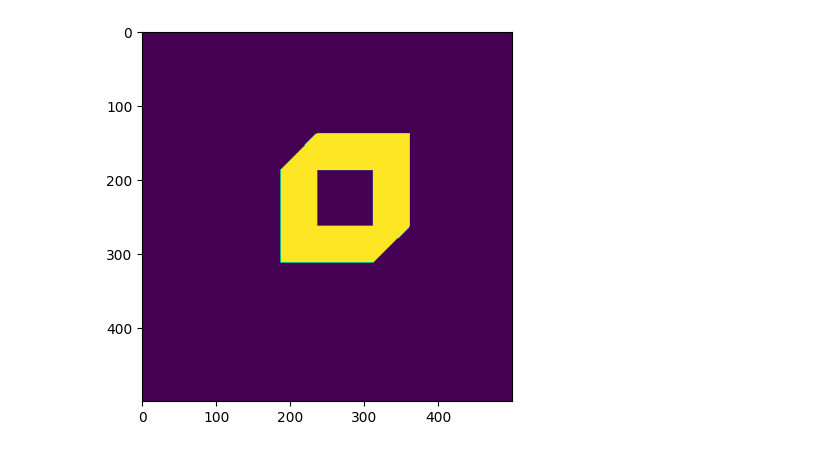
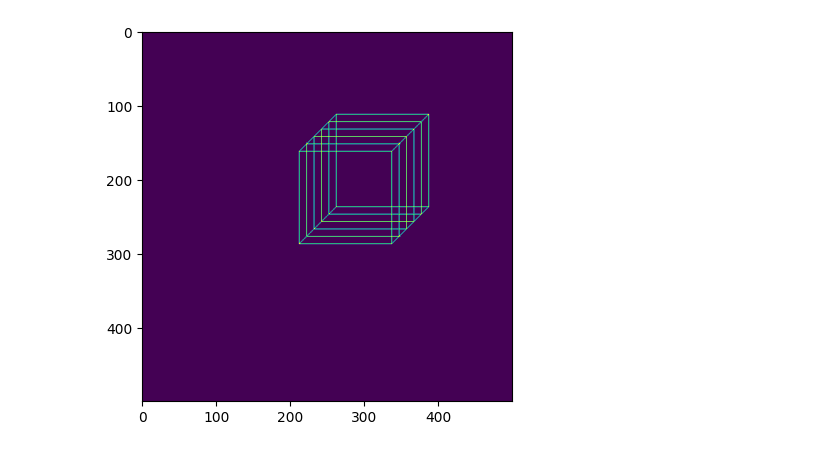
Before and after one commit to Beloin/PythonGraphicLibrary, a Jupyter notebook: wireframe_raster.ipynb, the cells around one changed output. Saved outputs shown, nothing was run; the diff lists cells and outputs as text; code cells hidden in the pictures.

```diff
--- a/wireframe_raster.ipynb
+++ b/wireframe_raster.ipynb
@@ -7,19 +7,19 @@ from mpl_toolkits.mplot3d.art3d import Poly3DCollection
 # %%
 # TODO: Yet we need to project on 2D plane
 scale_x, scale_y = (500, 500)
 scale = (scale_x, scale_y)
 
-edge = wireframe.cube(.5, dist=.2)
+edge = wireframe.cube(.5, origin=.1, res=.05, dist=.2)
 
 polygon = raster.draw_edge_list(edge.raw(), scale)
 
 mx = [[0 for _ in range(scale_x)] for _ in range(scale_y)]
 raster.insert_points(mx, polygon)
 
 plt.imshow(raster.convert_img(mx))
 plt.show()
 # %% [output]
-[figure, old version]
+[figure, new version]
 # %%
 fig = plt.figure()
 ax = Axes3D(fig, auto_add_to_figure=False)
```
Also changed, not shown: parts of 2 cells of this notebook, 1 other file.
